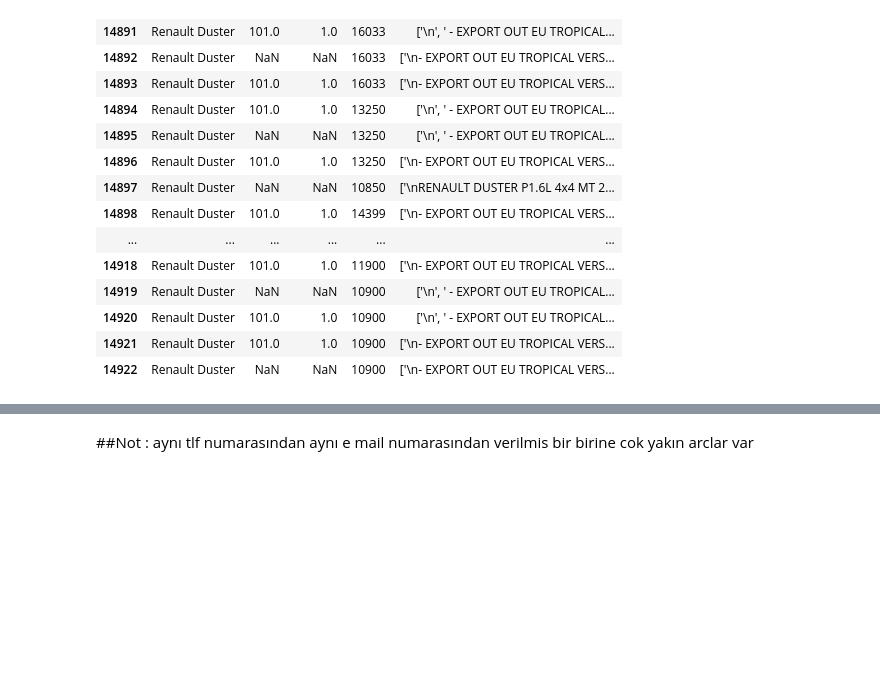
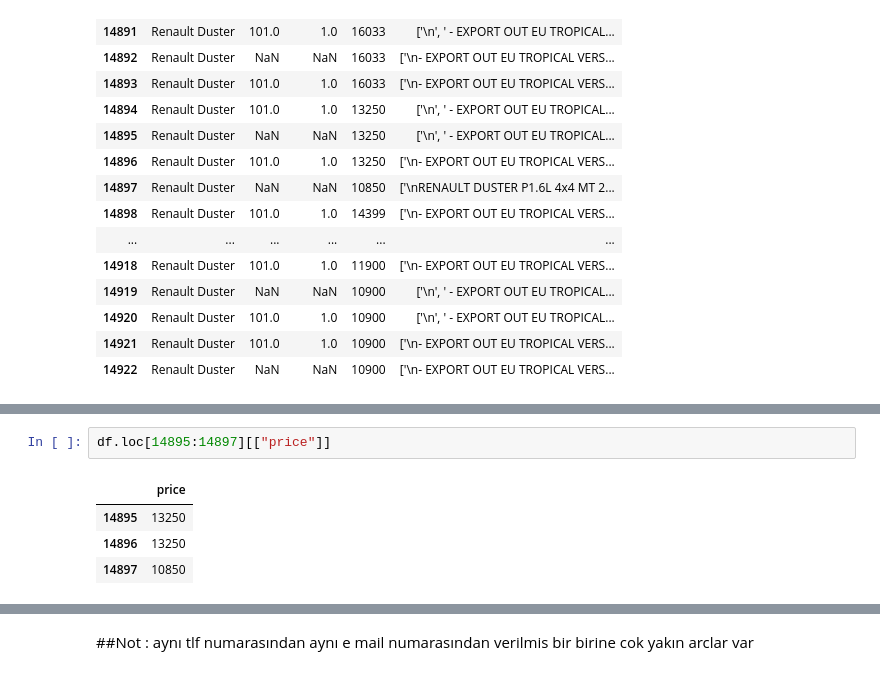
Before and after one commit to E2294-Selcuk/data_science_course-2020, a Jupyter notebook: 1-projects/03-EU_DS_DADVPy_M1-(EDA)/scout_car_My_solucon 2.Jupyter.ipynb, the cells around one changed output, grey strips where cells are left out. Drawn from its saved outputs; the diff is of its cells as text; blank space fills up the shorter version.

```diff
--- a/1-projects/03-EU_DS_DADVPy_M1-(EDA)/scout_car_My_solucon 2.Jupyter.ipynb
+++ b/1-projects/03-EU_DS_DADVPy_M1-(EDA)/scout_car_My_solucon 2.Jupyter.ipynb
@@ -468,0 +507,7 @@ df[df["make_model"] == 'Renault Duster']["description"][14896]
+# %%
+df.loc[14895:14897][["price"]]
+# %% [output]
+|  | price |
+| 14895 | 13250 |
+| 14896 | 13250 |
+| 14897 | 10850 |
```
Also changed, not shown: parts of 51 cells of this notebook, 1 other file.
